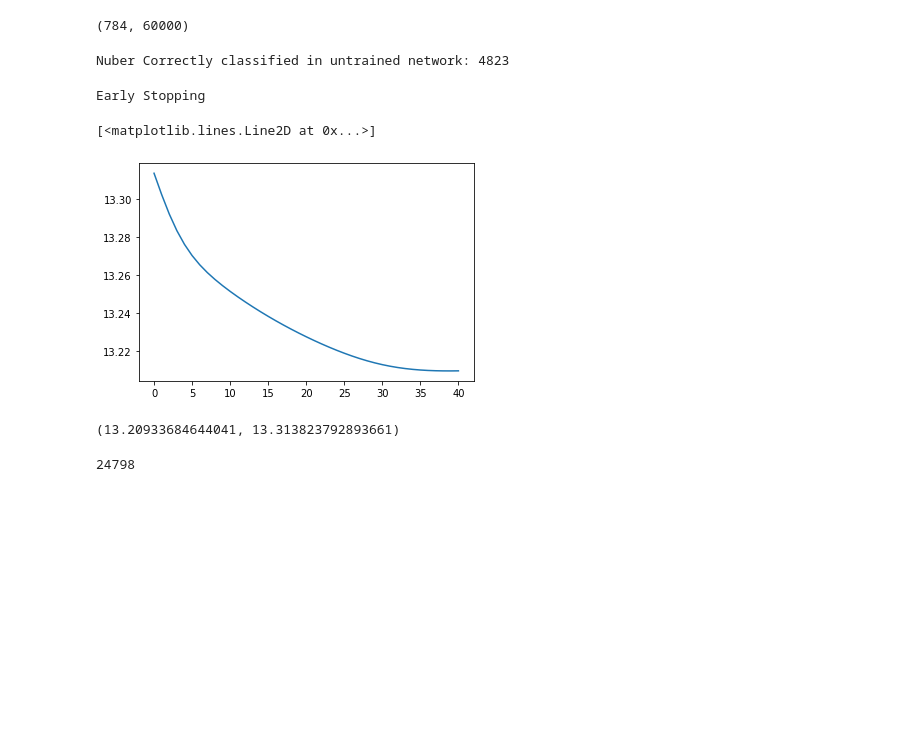
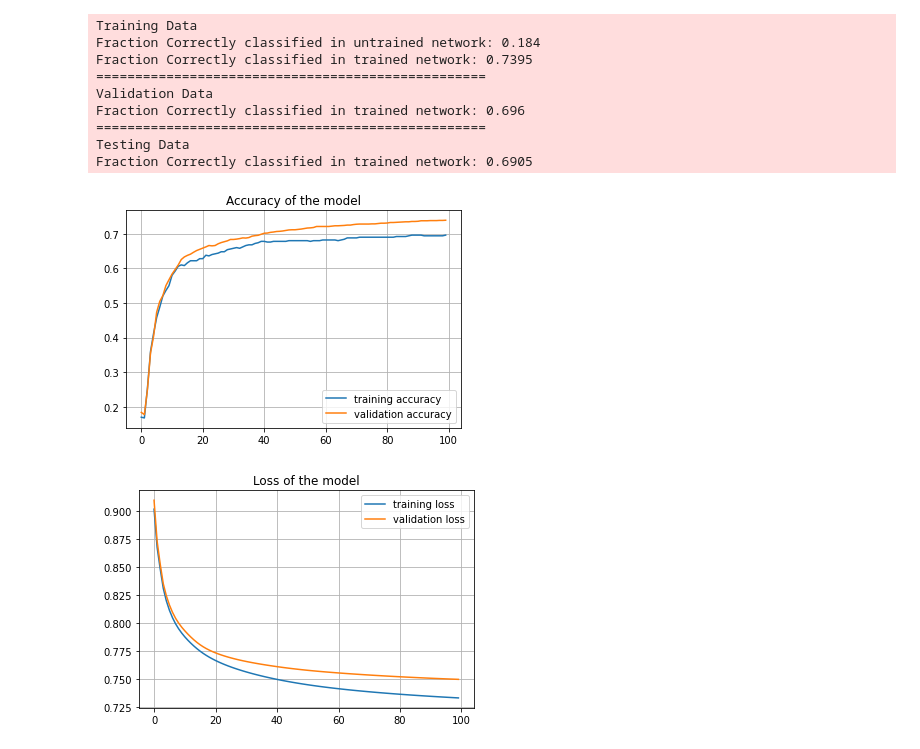
Before and after one commit to sowmyamanojna/CS6910-Deep-Learning-Assignment-1, a Jupyter notebook: Question-3.ipynb, the cells around one changed output. Saved outputs shown, nothing was run; the diff lists cells and outputs as text; code cells hidden in the pictures; blank space fills up the shorter version.

```diff
--- a/Question-3.ipynb
+++ b/Question-3.ipynb
@@ -23,23 +60,58 @@ t = encoder.fit_transform(y_train, 10)
 # %%
-layers = [Input(data=X_scaled), Dense(size=64, activation="Sigmoid", name="HL1"), Dense(size=10, activation="Sigmoid", name="OL")]
-model = NeuralNetwork(layers=layers, batch_size=60000, optimizer="Adam", intialization="XavierUniform", epochs=100, t=t)
+layers = [Input(data=X_scaled),
+          Dense(size=64, activation="Sigmoid", name="HL1"),
+          Dense(size=10, activation="Sigmoid", name="OL")]
+
+model = NeuralNetwork(layers=layers, batch_size=128, optimizer="Normal", \
+                      intialization="RandomNormal", loss="CrossEntropy", \
+                      epochs=int(100), t=t, X_val=X_val_scaled, t_val=t_val, \
+                      use_wandb=False)
+
 model.forward_propogation()
-print("Number Correctly classified in untrained network:", np.sum(np.argmax(model.layers[-1].y, axis=0) == y_train))
+first_pass_y = model.layers[-1].y
 model.backward_propogation()
+
+acc_val, loss_val, _ = model.check_test(X_val_scaled, t_val)
+acc_test, loss_test, _ = model.check_test(X_test_scaled, t_test)
+
+print("="*50)
+print("Training Data")
+print("Fraction Correctly classified in untrained network:", np.sum(np.argmax(first_pass_y, axis=0) == y_train[:2000])/2000)
+print("Fraction Correctly classified in trained network:", np.sum(np.argmax((model.layers[-1].y), axis=0) == y_train[:2000])/2000)
+
+print("="*50)
+print("Validation Data")
+print("Fraction Correctly classified in trained network:", acc_val/t_val.shape[1])
+
+print("="*50)
+print("Testing Data")
+print("Fraction Correctly classified in trained network:", acc_test/t_test.shape[1])
 # %% [output]
-(784, 60000)
+Training Data
+Fraction Correctly classified in untrained network: 0.184
+Fraction Correctly classified in trained network: 0.7395
+==================================================
+Validation Data
+Fraction Correctly classified in trained network: 0.696
+==================================================
+Testing Data
+Fraction Correctly classified in trained network: 0.6905
-Nuber Correctly classified in untrained network: 4823
-Early Stopping
-# %%
-plt.plot(np.array(model.loss_hist)/X_scaled.shape[1])
-# %% [output]
-[<matplotlib.lines.Line2D at 0x...>]
-[figure, removed]
-# %%
-np.min(model.loss_hist)/X_scaled.shape[1], np.max(model.loss_hist)/X_scaled.shape[1]
-# %% [output]
-(13.20933684644041, 13.313823792893661)
-# %%
-np.sum(np.argmax(model.layers[-1].y, axis=0) == y_train)
-# %% [output]
-24798
+# %%
+plt.figure()
+plt.plot(np.array(model.accuracy_hist_val)/500, label="training accuracy")
+plt.plot(np.array(model.accuracy_hist)/2000, label="validation accuracy")
+plt.title("Accuracy of the model")
+plt.legend()
+plt.grid()
+plt.show()
+
+plt.figure()
+plt.plot(np.array(model.loss_hist)/2000, label="training loss")
+plt.plot(np.array(model.loss_hist_val)/500, label="validation loss")
+plt.title("Loss of the model")
+plt.legend()
+plt.grid()
+plt.show()
+# %% [output]
+[figure, added]
+[figure, added]
```
Also changed, not shown: parts of 3 cells of this notebook, 2 other files.
